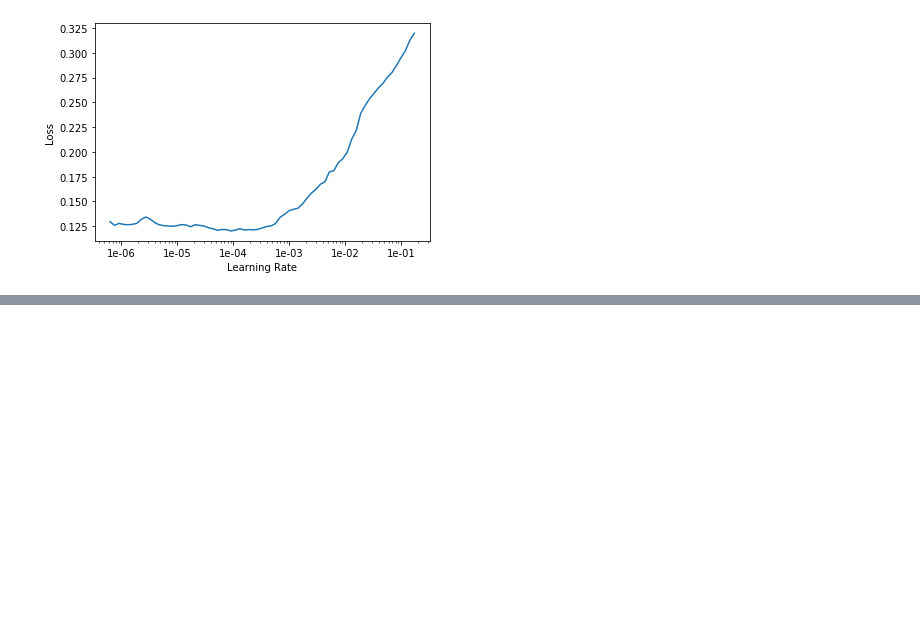
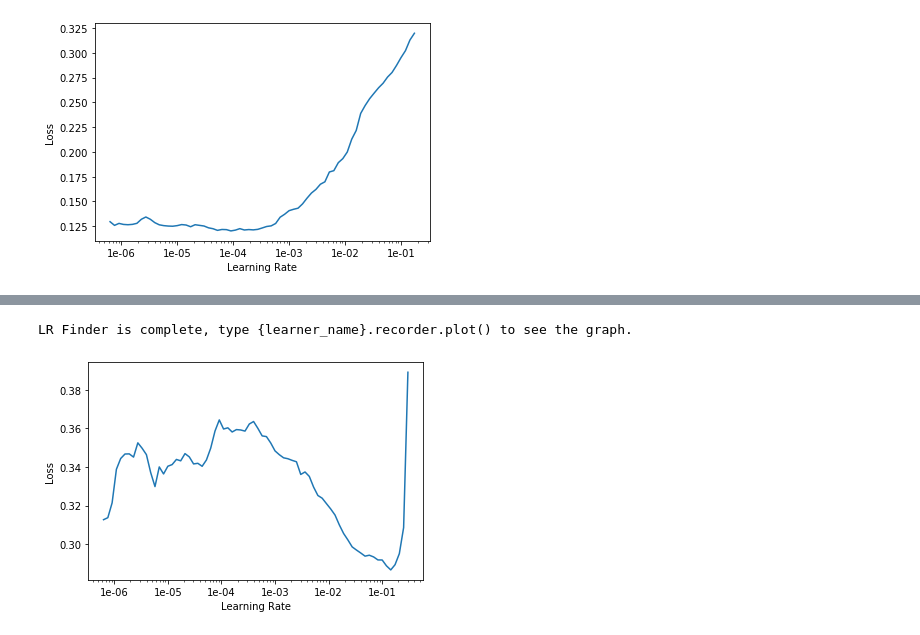
Before and after one commit to DougForrest/plaquebox-paper, a Jupyter notebook: fastai_multilabel_classification.ipynb, the cells around one changed output, grey strips where cells are left out. Cells and saved outputs as stored; diff of their text form; code cells hidden in the pictures; blank space fills up the shorter version.

```diff
--- a/fastai_multilabel_classification.ipynb
+++ b/fastai_multilabel_classification.ipynb
@@ -214,0 +248,4 @@ learn50.save('stage-2-rn50-v3')
+# %%
+learn50.lr_find()
+learn50.recorder.plot()
+# %% [output]
@@ -214,0 +253,2 @@ learn50.save('stage-2-rn50-v3')
+LR Finder is complete, type {learner_name}.recorder.plot() to see the graph.
+[figure, added]
```
Also changed, not shown: parts of 17 cells of this notebook.
